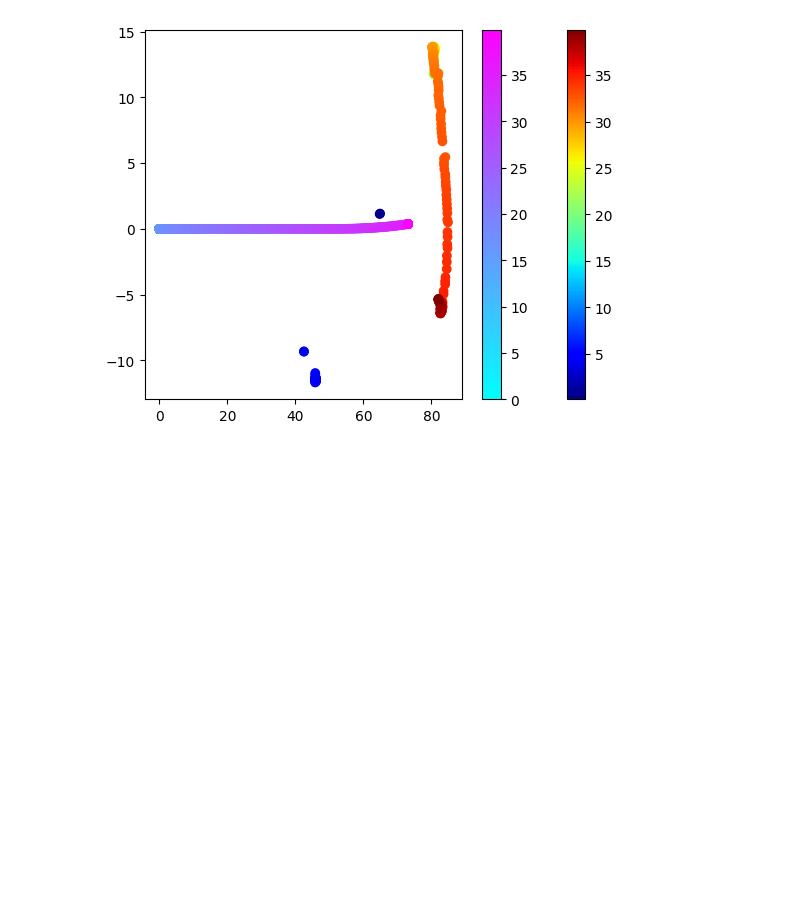
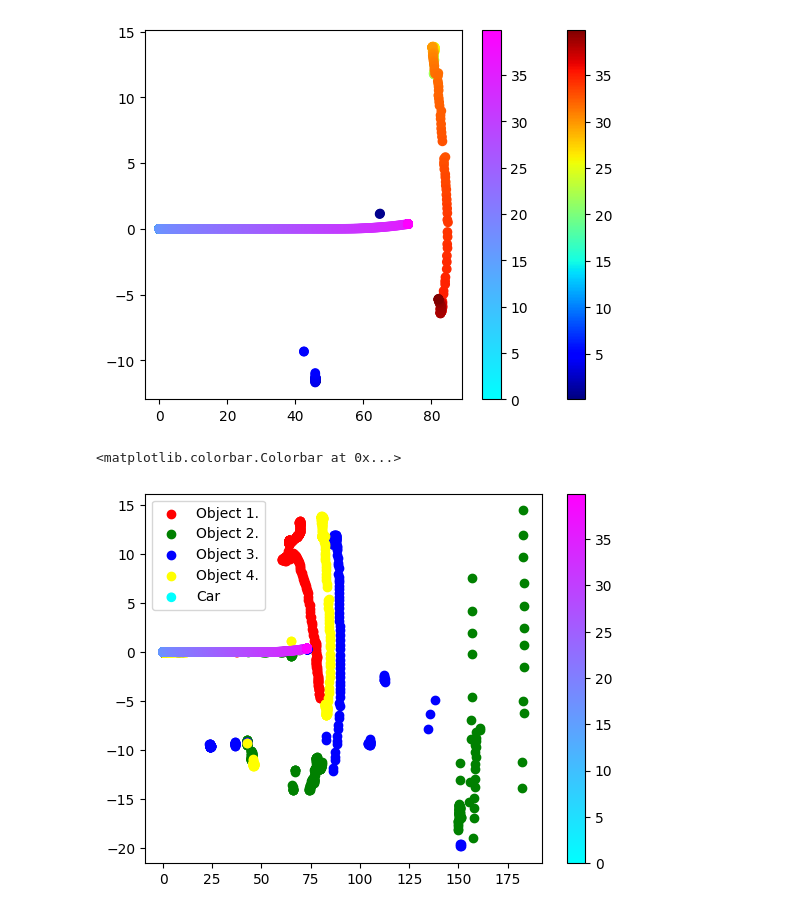
Before and after one commit to Keshish/ATFP, a Jupyter notebook: process_data.ipynb, the cells around one changed output. Drawn from its saved outputs; the diff is of its cells as text; code cells hidden in the pictures; blank space fills up the shorter version.

```diff
--- a/process_data.ipynb
+++ b/process_data.ipynb
@@ -191,6 +196,18 @@ plt.colorbar()
 plt.show()
 # %% [output]
 [figure]
+# %%
+plt.scatter(posx+o1[:,0], posy+o1[:,1], label="Object 1.", color="red")
+plt.scatter(posx+o2[:,0], posy+o2[:,1], label="Object 2.", color="green")
+plt.scatter(posx+o3[:,0], posy+o3[:,1], label="Object 3.", color="blue")
+plt.scatter(posx+o4[:,0], posy+o4[:,1], label="Object 4.", color="yellow")
+
+plt.scatter(posx, posy, c=DevelopmentData.Timestamp, cmap="cool", label="Car")
+plt.legend()
+plt.colorbar()
+# %% [output]
+<matplotlib.colorbar.Colorbar at 0x...>
+[figure, added]
 # %%
 DevelopmentData.to_csv("DevelopmentData_modded.csv", index=False)
 DevelopmentData.to_excel("DevelopmentData_final.xlsx", index=False)
```
Also changed, not shown: parts of 2 cells of this notebook.
